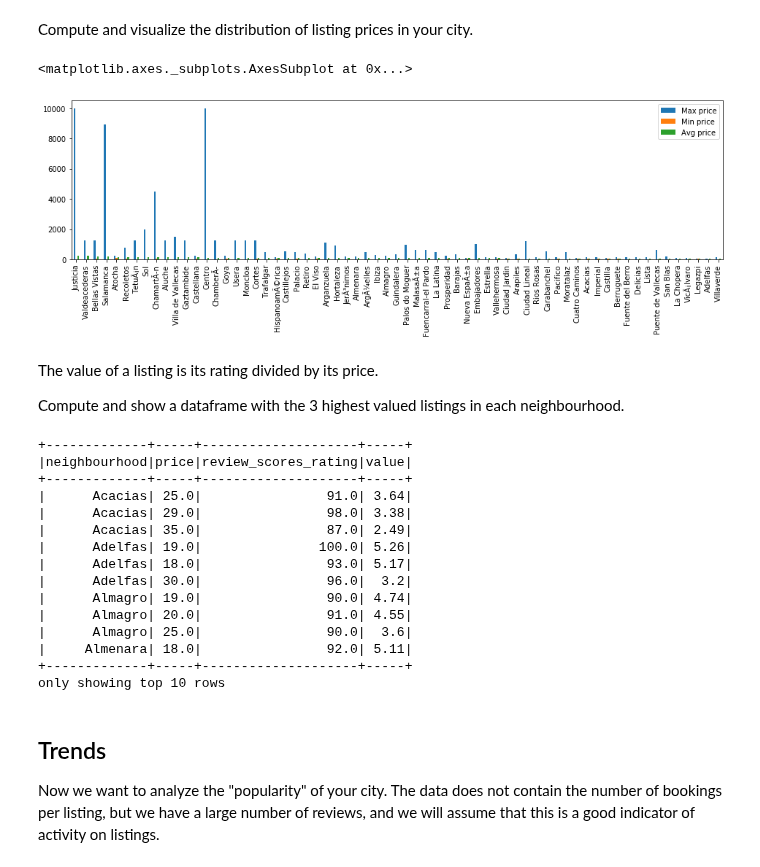
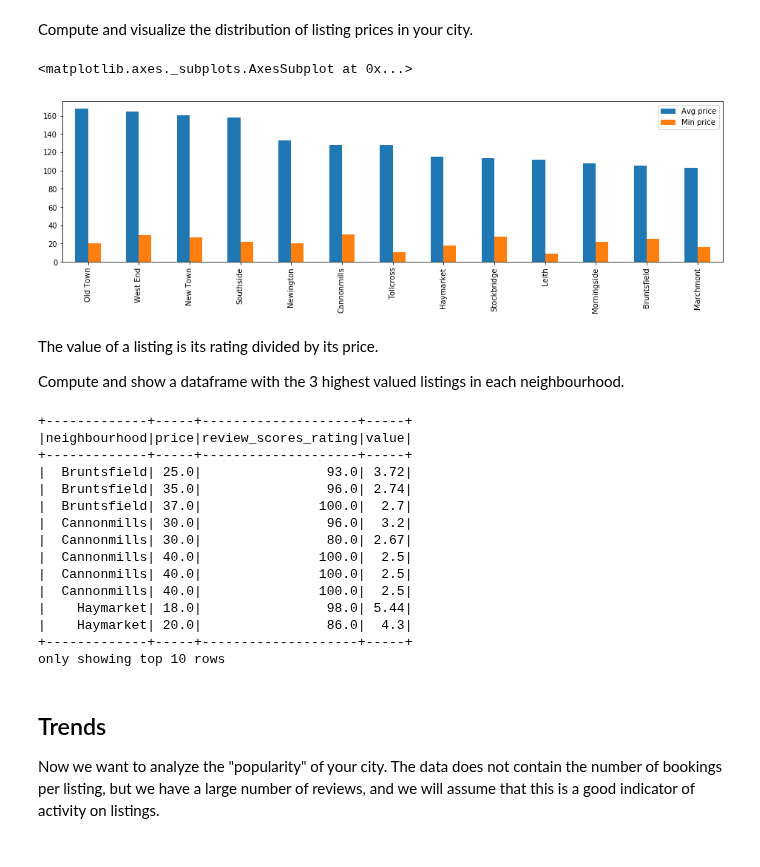
Before and after one commit to grimurz/project3, a Jupyter notebook: Project 3 - Airbnb.ipynb, the cells around one changed output. Saved outputs shown, nothing was run; the diff lists cells and outputs as text; code cells hidden in the pictures.

```diff
--- a/Project 3 - Airbnb.ipynb
+++ b/Project 3 - Airbnb.ipynb
@@ -270,7 +270,7 @@ dflc_madrid_maxminavg.show()
 # %% [markdown]
 Compute and visualize the distribution of listing prices in your city.
 # %%
-dflc_madrid_neigh = dflc.filter(f.col('city') == 'Madrid') \
+dflc_edinb_neigh = dflc.filter(f.col('city') == 'Edinburgh') \
     .groupBy('city','neighbourhood').agg( \
         f.count('price').alias('number_price'), \
         f.max('price').alias('max_price'), \
@@ -278,51 +278,52 @@ dflc_madrid_neigh = dflc.filter(f.col('city') == 'Madrid') \
         f.mean('price').alias('avg_price')) \
     .orderBy(f.desc('avg_price'))
 
-#dflc_madrid_neigh.show(30)
+#dflc_edinb_neigh.show(30)
 # %%
-pdf = dflc_madrid_neigh.select("*").toPandas()
+pdf = dflc_edinb_neigh.select("*").toPandas()
 
-p_max = pdf['max_price'].values
+#p_max = pdf['max_price'].values
 p_min = pdf['min_price'].values
 p_avg = pdf['avg_price'].values
-df = pd.DataFrame({'Max price': p_max, 'Min price': p_min, 'Avg price': p_avg}, index=pdf['neighbourhood'].values)
+#df = pd.DataFrame({'Max price': p_max, 'Min price': p_min, 'Avg price': p_avg}, index=pdf['neighbourhood'].values)
+df = pd.DataFrame({'Avg price': p_avg, 'Min price': p_min}, index=pdf['neighbourhood'].values)
 df.plot.bar(rot=90,figsize=(16, 4))
 # %% [output]
 <matplotlib.axes._subplots.AxesSubplot at 0x...>
-[figure, old version]
+[figure, new version]
 # %% [markdown]
 The value of a listing is its rating divided by its price.
 
 Compute and show a dataframe with the 3 highest valued listings in each neighbourhood.
 # %%
-dflc_madrid_value = dflc.filter(f.col('city') == 'Madrid') \
+dflc_edinb_value = dflc.filter(f.col('city') == 'Edinburgh') \
     .select( \
             col("neighbourhood"), \
             col("price"), \
             col("review_scores_rating")) \
     .withColumn('value', f.round(f.col('review_scores_rating') / f.col('price'),2))
 
-#dflc_madrid_value.show(5)
+#dflc_edinb_value.show(5)
 
 sorted_by_value_window = Window.partitionBy('neighbourhood').orderBy(f.desc('value'))
 
-ranked_dflc_madrid_value = dflc_madrid_value.withColumn('ValueRank', f.rank().over(sorted_by_value_window))
+ranked_dflc_edinb_value = dflc_edinb_value.withColumn('ValueRank', f.rank().over(sorted_by_value_window))
 
-ranked_dflc_madrid_value.filter(f.col('ValueRank') <= 3).drop('ValueRank').orderBy('neighbourhood', f.desc('value')).show(10)
+ranked_dflc_edinb_value.filter(f.col('ValueRank') <= 3).drop('ValueRank').orderBy('neighbourhood', f.desc('value')).show(10)
 # %% [output]
 +-------------+-----+--------------------+-----+
 |neighbourhood|price|review_scores_rating|value|
 +-------------+-----+--------------------+-----+
-|      Acacias| 25.0|                91.0| 3.64|
-|      Acacias| 29.0|                98.0| 3.38|
-|      Acacias| 35.0|                87.0| 2.49|
-|      Adelfas| 19.0|               100.0| 5.26|
-|      Adelfas| 18.0|                93.0| 5.17|
-|      Adelfas| 30.0|                96.0|  3.2|
-|      Almagro| 19.0|                90.0| 4.74|
-|      Almagro| 20.0|                91.0| 4.55|
-|      Almagro| 25.0|                90.0|  3.6|
-|     Almenara| 18.0|                92.0| 5.11|
+|  Bruntsfield| 25.0|                93.0| 3.72|
+|  Bruntsfield| 35.0|                96.0| 2.74|
+|  Bruntsfield| 37.0|               100.0|  2.7|
+|  Cannonmills| 30.0|                96.0|  3.2|
+|  Cannonmills| 30.0|                80.0| 2.67|
+|  Cannonmills| 40.0|               100.0|  2.5|
+|  Cannonmills| 40.0|               100.0|  2.5|
+|  Cannonmills| 40.0|               100.0|  2.5|
+|    Haymarket| 18.0|                98.0| 5.44|
+|    Haymarket| 20.0|                86.0|  4.3|
 +-------------+-----+--------------------+-----+
 only showing top 10 rows
 # %% [markdown]
```
Also changed, not shown: parts of 8 cells of this notebook.
